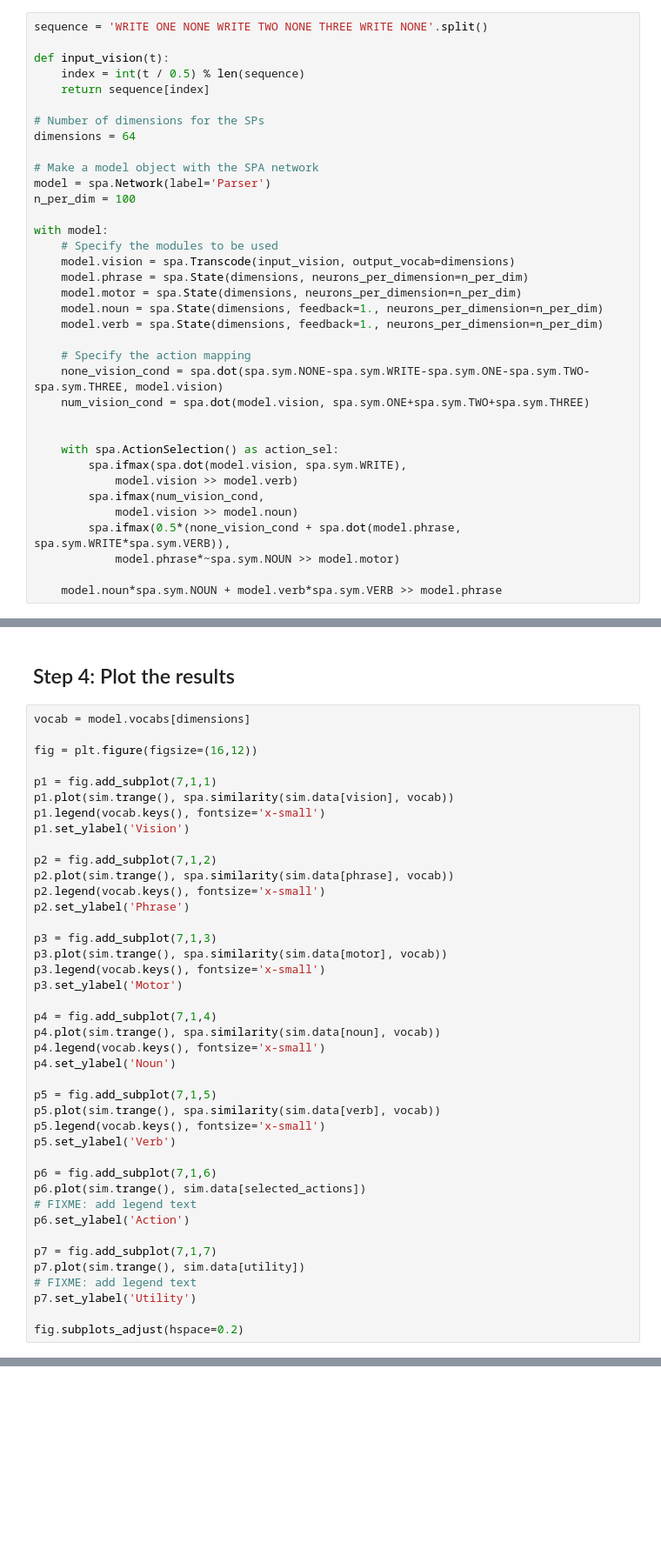
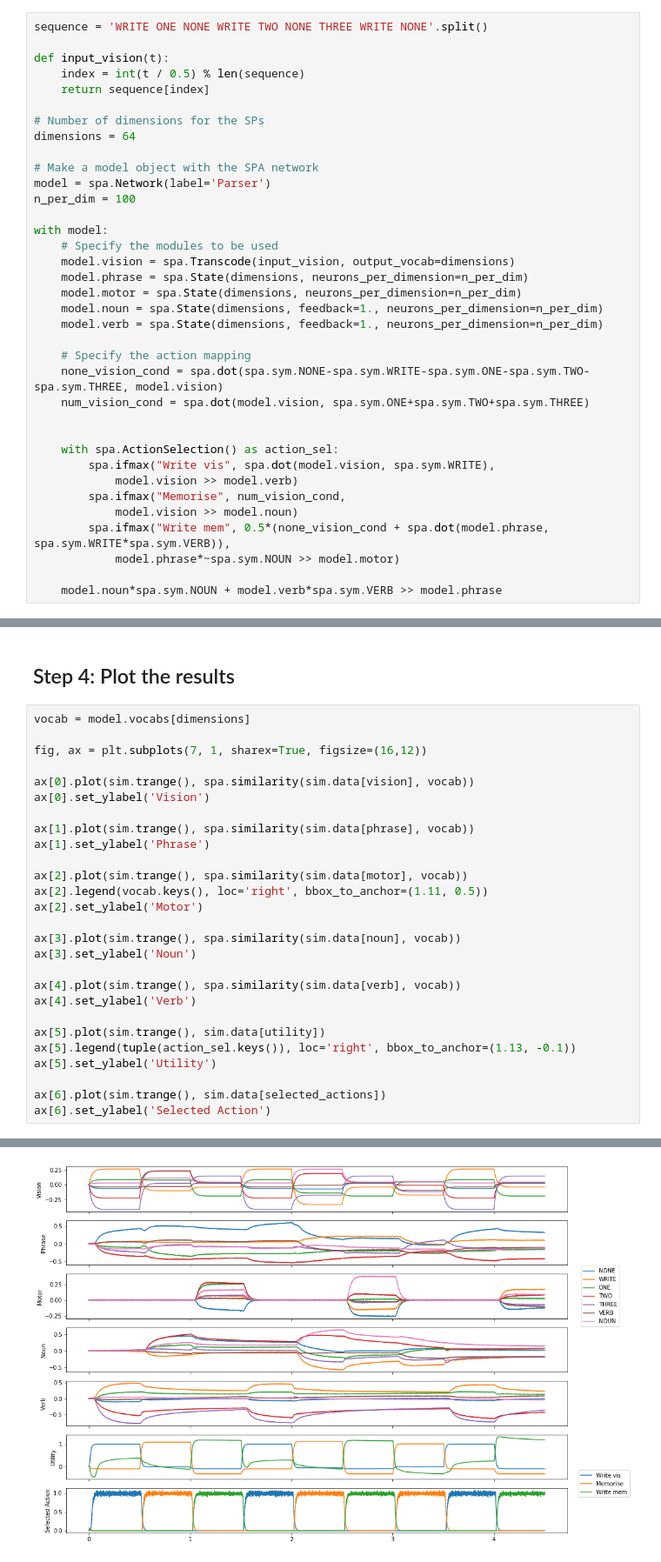
Before and after one commit to nengo/nengo-spa, a Jupyter notebook: nengo_spa/examples/spa_parser.ipynb, the cells around one changed output, grey strips where cells are left out. Shown at 87% size. Cells and saved outputs as stored; diff of their text form; blank space fills up the shorter version.

Commit message:
Improved action plots.

```diff
--- a/nengo_spa/examples/spa_parser.ipynb
+++ b/nengo_spa/examples/spa_parser.ipynb
@@ -42,11 +42,11 @@ with model:
 
 
     with spa.ActionSelection() as action_sel:
-        spa.ifmax(spa.dot(model.vision, spa.sym.WRITE),
+        spa.ifmax("Write vis", spa.dot(model.vision, spa.sym.WRITE),
             model.vision >> model.verb)
-        spa.ifmax(num_vision_cond,
+        spa.ifmax("Memorise", num_vision_cond,
             model.vision >> model.noun)
-        spa.ifmax(0.5*(none_vision_cond + spa.dot(model.phrase, spa.sym.WRITE*spa.sym.VERB)),
+        spa.ifmax("Write mem", 0.5*(none_vision_cond + spa.dot(model.phrase, spa.sym.WRITE*spa.sym.VERB)),
             model.phrase*~spa.sym.NOUN >> model.motor)
 
     model.noun*spa.sym.NOUN + model.verb*spa.sym.VERB >> model.phrase
@@ -71,41 +74,28 @@ with nengo.Simulator(model) as sim:
 # %%
 vocab = model.vocabs[dimensions]
 
-fig = plt.figure(figsize=(16,12))
+fig, ax = plt.subplots(7, 1, sharex=True, figsize=(16,12))
 
-p1 = fig.add_subplot(7,1,1)
-p1.plot(sim.trange(), spa.similarity(sim.data[vision], vocab))
-p1.legend(vocab.keys(), fontsize='x-small')
-p1.set_ylabel('Vision')
+ax[0].plot(sim.trange(), spa.similarity(sim.data[vision], vocab))
+ax[0].set_ylabel('Vision')
 
-p2 = fig.add_subplot(7,1,2)
-p2.plot(sim.trange(), spa.similarity(sim.data[phrase], vocab))
-p2.legend(vocab.keys(), fontsize='x-small')
-p2.set_ylabel('Phrase')
+ax[1].plot(sim.trange(), spa.similarity(sim.data[phrase], vocab))
+ax[1].set_ylabel('Phrase')
 
-p3 = fig.add_subplot(7,1,3)
-p3.plot(sim.trange(), spa.similarity(sim.data[motor], vocab))
-p3.legend(vocab.keys(), fontsize='x-small')
-p3.set_ylabel('Motor')
+ax[2].plot(sim.trange(), spa.similarity(sim.data[motor], vocab))
+ax[2].legend(vocab.keys(), loc='right', bbox_to_anchor=(1.11, 0.5))
+ax[2].set_ylabel('Motor')
 
-p4 = fig.add_subplot(7,1,4)
-p4.plot(sim.trange(), spa.similarity(sim.data[noun], vocab))
-p4.legend(vocab.keys(), fontsize='x-small')
-p4.set_ylabel('Noun')
+ax[3].plot(sim.trange(), spa.similarity(sim.data[noun], vocab))
+ax[3].set_ylabel('Noun')
 
-p5 = fig.add_subplot(7,1,5)
-p5.plot(sim.trange(), spa.similarity(sim.data[verb], vocab))
-p5.legend(vocab.keys(), fontsize='x-small')
-p5.set_ylabel('Verb')
+ax[4].plot(sim.trange(), spa.similarity(sim.data[verb], vocab))
+ax[4].set_ylabel('Verb')
 
-p6 = fig.add_subplot(7,1,6)
-p6.plot(sim.trange(), sim.data[selected_actions])
-# FIXME: add legend text
-p6.set_ylabel('Action')
+ax[5].plot(sim.trange(), sim.data[utility])
+ax[5].legend(tuple(action_sel.keys()), loc='right', bbox_to_anchor=(1.13, -0.1))
+ax[5].set_ylabel('Utility')
 
-p7 = fig.add_subplot(7,1,7)
-p7.plot(sim.trange(), sim.data[utility])
-# FIXME: add legend text
-p7.set_ylabel('Utility')
-
-fig.subplots_adjust(hspace=0.2)
+ax[6].plot(sim.trange(), sim.data[selected_actions])
+ax[6].set_ylabel('Selected Action')
+# %% [output]
@@ -111,0 +103 @@ fig.subplots_adjust(hspace=0.2)
+[figure, added]
```
Also changed, not shown: parts of 2 cells of this notebook, 2 other files.
